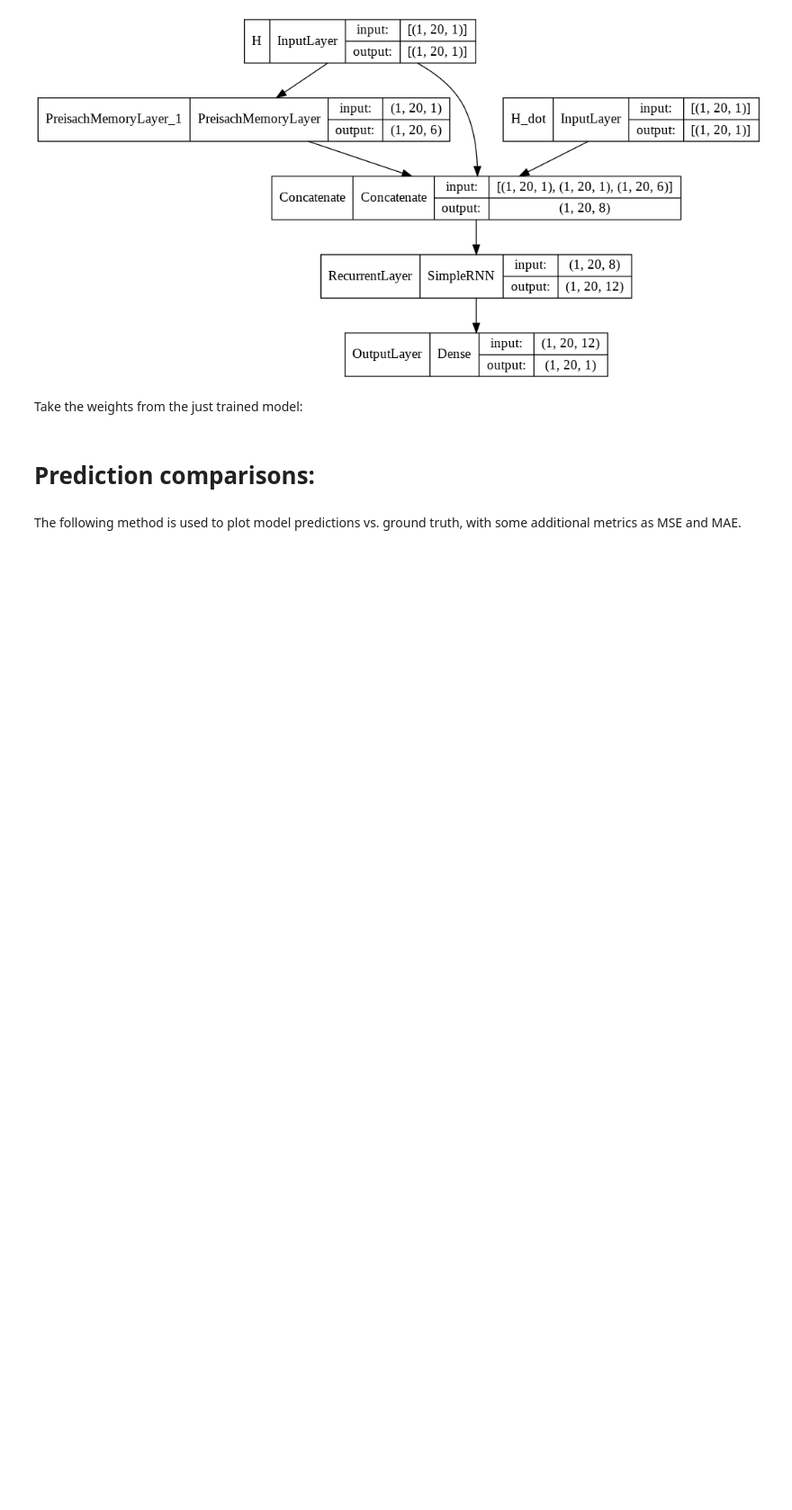
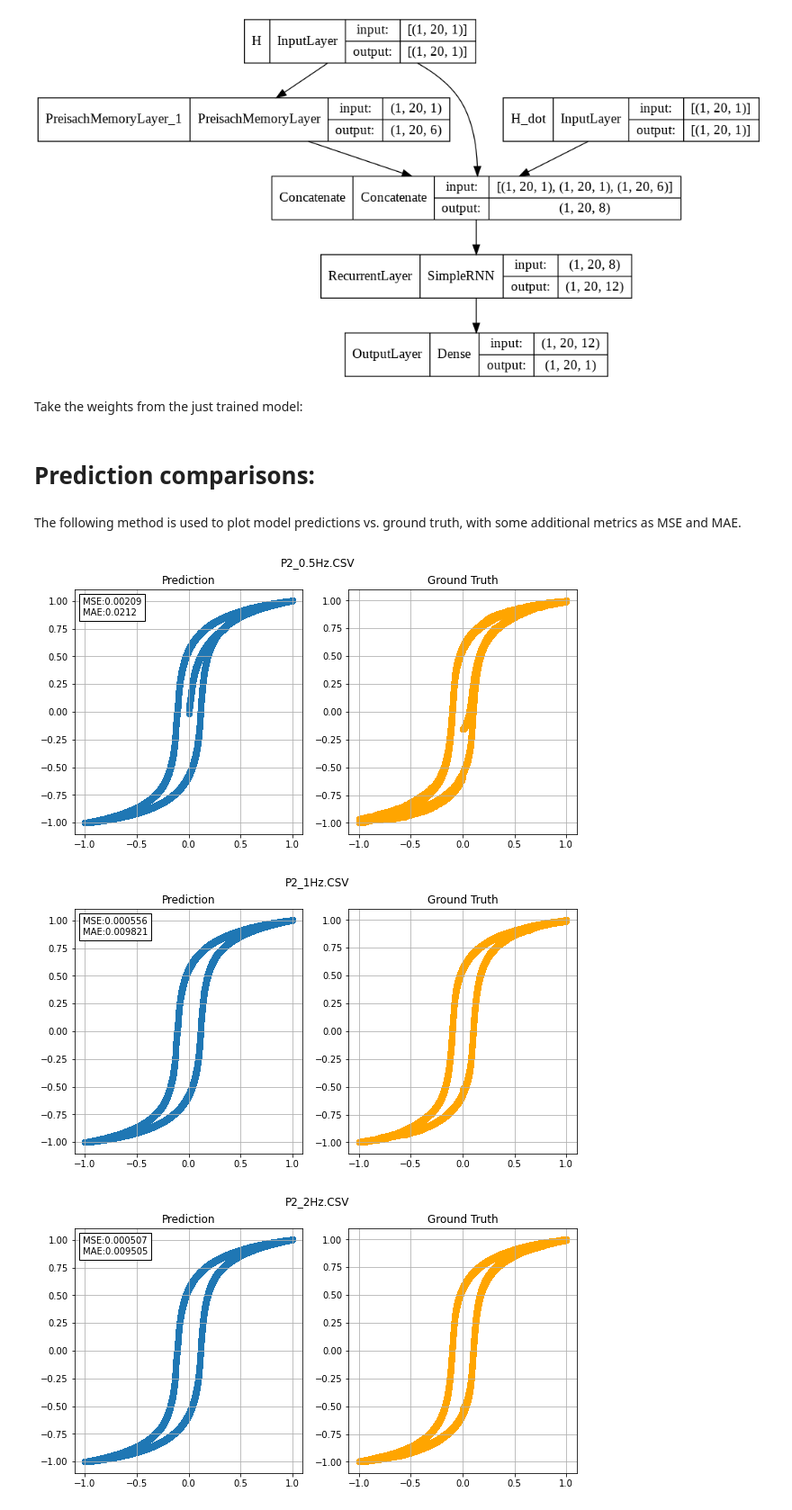
Before and after one commit to olivieromassi/Hysteresis-Modelling-with-Neural-Networks, a Jupyter notebook: PreisachRNNModelTraining.ipynb, the cells around one changed output. Shown at 90% size. Cells and saved outputs as stored; diff of their text form; code cells hidden in the pictures; blank space fills up the shorter version.

```diff
--- a/PreisachRNNModelTraining.ipynb
+++ b/PreisachRNNModelTraining.ipynb
@@ -394,3 +400,33 @@ def plot_prediction(prediction, ground_truth, input_signal, frequency):
     ax2.set_title('Ground Truth')
     ax2.scatter(input_signal, ground_truth, c='orange')
     ax2.grid(True)
+# %%
+############# DEBUG ###############
+## PREDICTIONS OVER TRAINING DATA #
+
+# Testing the model on the validation data, to have an idea of what it is learning
+model_predictions = {}
+y_pred = []
+
+prediction_model.reset_states()
+
+for freq in train_dataset:
+    x_signal = np.array(train_dataset[freq][['H']])
+    # Divide the signal in batches
+    x = x_signal.reshape(-1, seq_len)
+    y_pred = []
+    for el in x:
+        y_pred.append(prediction_model.predict([np.expand_dims(el, axis=0), np.gradient(np.expand_dims(el, axis=0), axis=1)]))
+
+    # Reshape batch predictions into a single array
+    y_pred = np.array(y_pred).reshape(-1, 1)
+    y_true = train_dataset[freq]['B']
+
+    # Store predictions into a dict to be written as a file
+    model_predictions[freq] = y_pred.tolist()
+
+    plot_prediction(y_pred, y_true, x_signal, freq)
+# %% [output]
+[figure, added]
+[figure, added]
+[figure, added]
```
Also changed, not shown: parts of 8 cells of this notebook.
